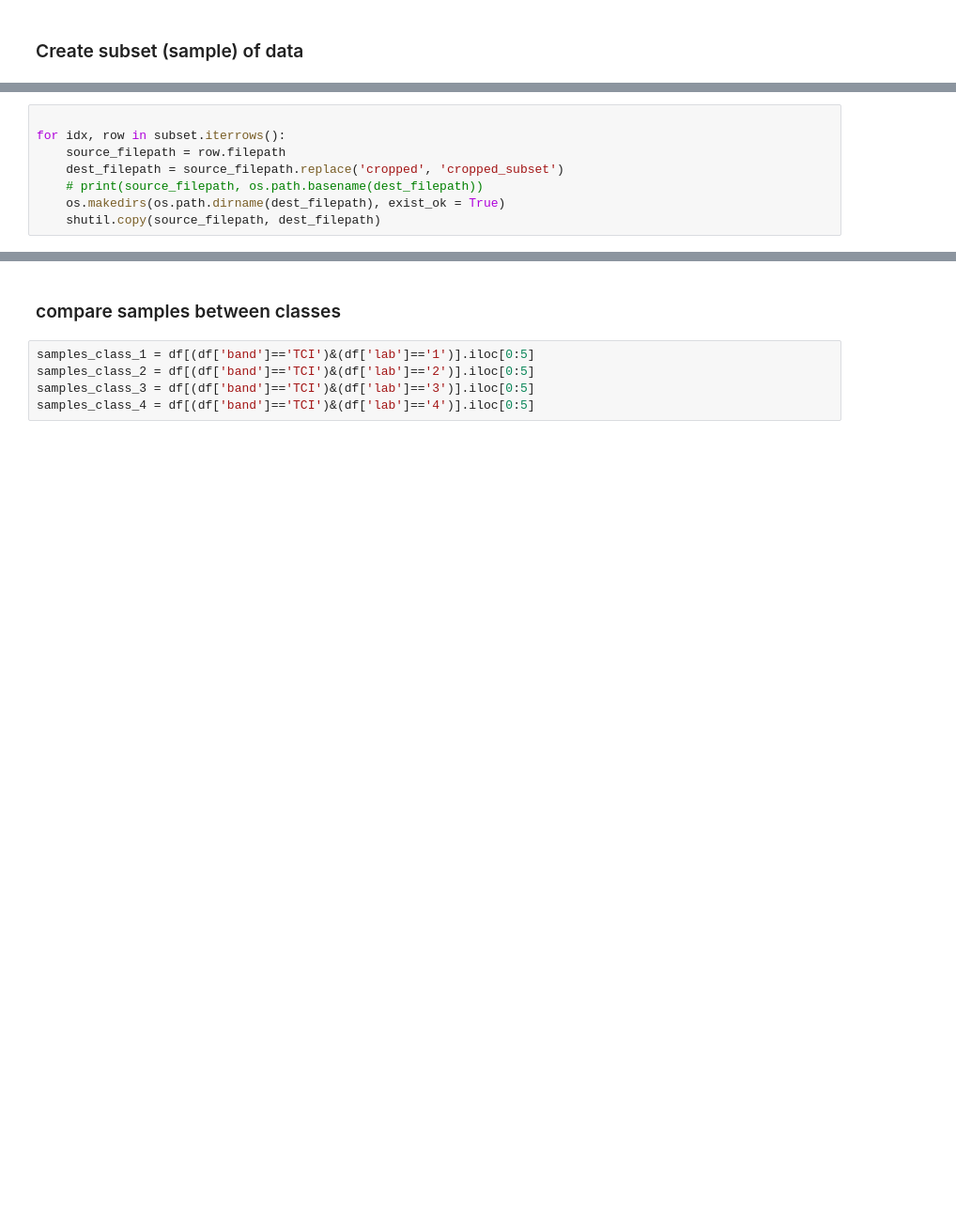
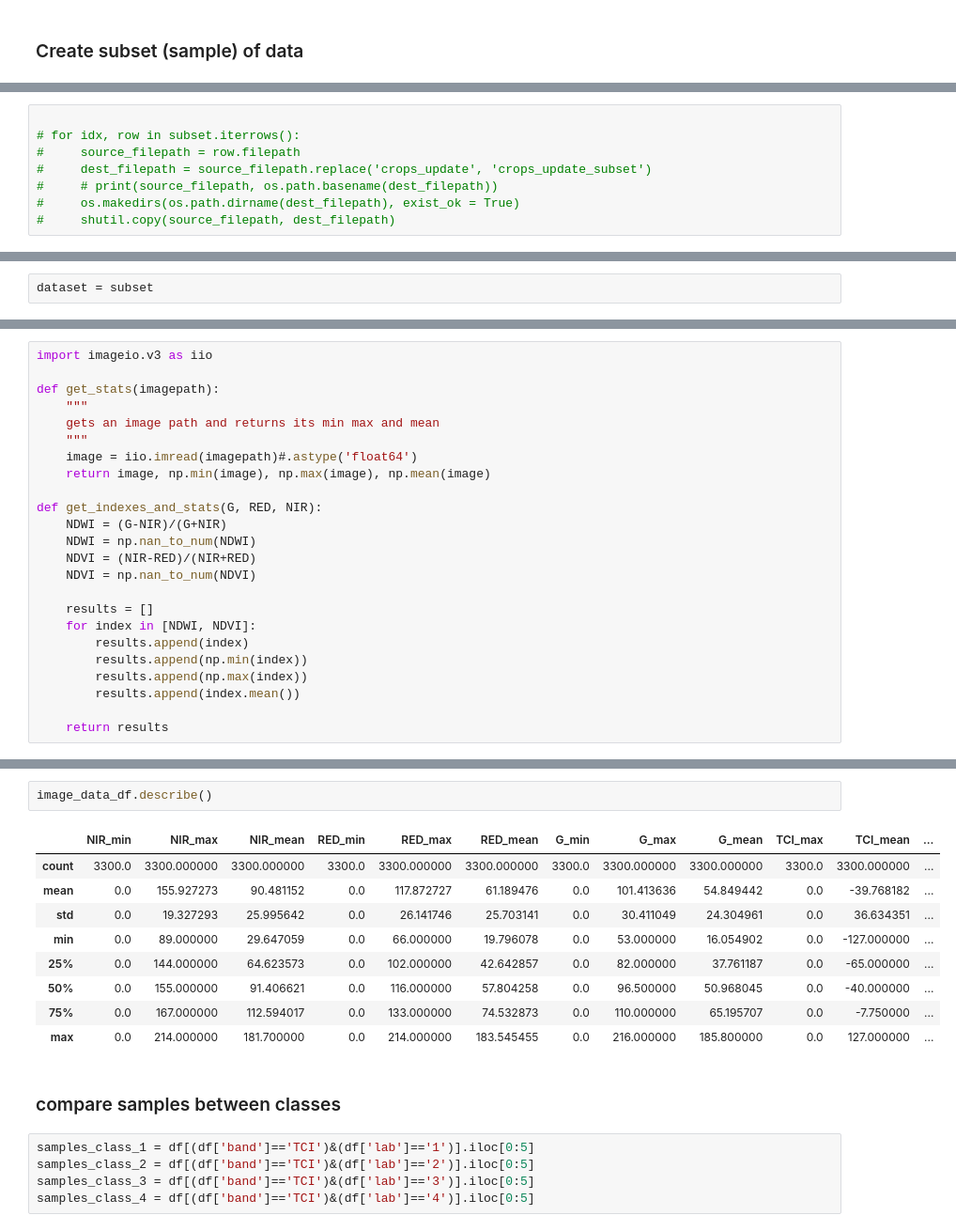
Before and after one commit to Pongsasit/Segmentation-Fault, a Jupyter notebook: src/eda.ipynb, the cells around one changed output, grey strips where cells are left out. Shown: that part at 94% size. Saved outputs shown, nothing was run; the diff lists cells and outputs as text; blank space fills up the shorter version.

```diff
--- a/src/eda.ipynb
+++ b/src/eda.ipynb
@@ -119,8 +138,8 @@ subset.head()
 # %%
 
-for idx, row in subset.iterrows():
-    source_filepath = row.filepath
-    dest_filepath = source_filepath.replace('cropped', 'cropped_subset')
-    # print(source_filepath, os.path.basename(dest_filepath))
-    os.makedirs(os.path.dirname(dest_filepath), exist_ok = True)
-    shutil.copy(source_filepath, dest_filepath)
+# for idx, row in subset.iterrows():
+#     source_filepath = row.filepath
+#     dest_filepath = source_filepath.replace('crops_update', 'crops_update_subset')
+#     # print(source_filepath, os.path.basename(dest_filepath))
+#     os.makedirs(os.path.dirname(dest_filepath), exist_ok = True)
+#     shutil.copy(source_filepath, dest_filepath)
@@ -126,0 +148,2 @@ for idx, row in subset.iterrows():
+# %%
+dataset = subset
@@ -126,0 +158,24 @@ for idx, row in subset.iterrows():
+# %%
+import imageio.v3 as iio
+
+def get_stats(imagepath):
+    """
+    gets an image path and returns its min max and mean
+    """
+    image = iio.imread(imagepath)#.astype('float64')
+    return image, np.min(image), np.max(image), np.mean(image)
+
+def get_indexes_and_stats(G, RED, NIR):
+    NDWI = (G-NIR)/(G+NIR)
+    NDWI = np.nan_to_num(NDWI)
+    NDVI = (NIR-RED)/(NIR+RED)
+    NDVI = np.nan_to_num(NDVI)
+
+    results = []
+    for index in [NDWI, NDVI]:
+        results.append(index)
+        results.append(np.min(index))
+        results.append(np.max(index))
+        results.append(index.mean())
+
+    return results
@@ -127,3 +238,15 @@ for idx, row in subset.iterrows():
+# %%
+image_data_df.describe()
+# %% [output]
+|  | NIR_min | NIR_max | NIR_mean | RED_min | RED_max | RED_mean | G_min | G_max | G_mean | TCI_max | TCI_mean | ... |
+| count | 3300.0 | 3300.000000 | 3300.000000 | 3300.0 | 3300.000000 | 3300.000000 | 3300.0 | 3300.000000 | 3300.000000 | 3300.0 | 3300.000000 | ... |
+| mean | 0.0 | 155.927273 | 90.481152 | 0.0 | 117.872727 | 61.189476 | 0.0 | 101.413636 | 54.849442 | 0.0 | -39.768182 | ... |
+| std | 0.0 | 19.327293 | 25.995642 | 0.0 | 26.141746 | 25.703141 | 0.0 | 30.411049 | 24.304961 | 0.0 | 36.634351 | ... |
+| min | 0.0 | 89.000000 | 29.647059 | 0.0 | 66.000000 | 19.796078 | 0.0 | 53.000000 | 16.054902 | 0.0 | -127.000000 | ... |
+| 25% | 0.0 | 144.000000 | 64.623573 | 0.0 | 102.000000 | 42.642857 | 0.0 | 82.000000 | 37.761187 | 0.0 | -65.000000 | ... |
+| 50% | 0.0 | 155.000000 | 91.406621 | 0.0 | 116.000000 | 57.804258 | 0.0 | 96.500000 | 50.968045 | 0.0 | -40.000000 | ... |
+| 75% | 0.0 | 167.000000 | 112.594017 | 0.0 | 133.000000 | 74.532873 | 0.0 | 110.000000 | 65.195707 | 0.0 | -7.750000 | ... |
+| max | 0.0 | 214.000000 | 181.700000 | 0.0 | 214.000000 | 183.545455 | 0.0 | 216.000000 | 185.800000 | 0.0 | 127.000000 | ... |
 # %% [markdown]
 ### compare samples between classes
 # %%
```
Also changed, not shown: parts of 17 cells of this notebook.
